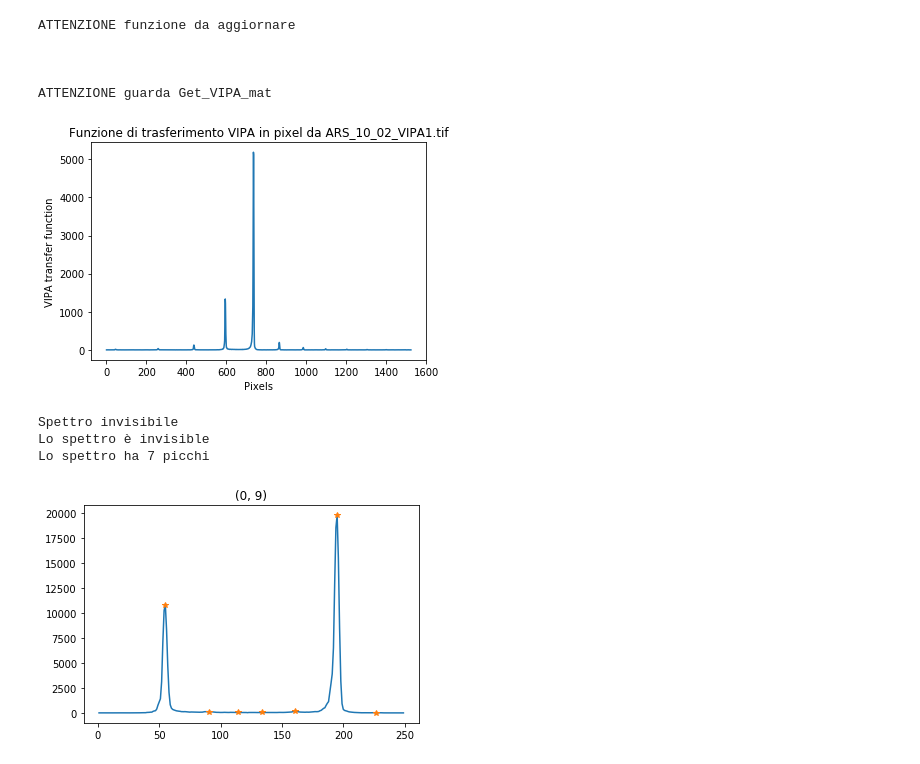
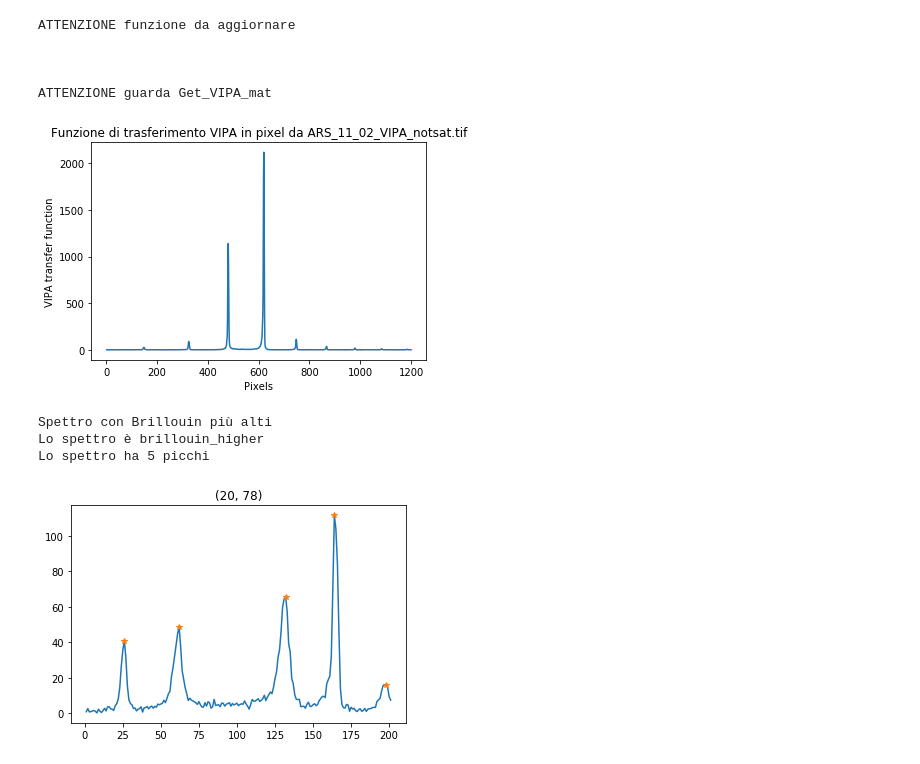
Before and after one commit to flautodipan/Python_Libraries, a Jupyter notebook: Experimentum_single.ipynb, the cells around one changed output. Saved outputs shown, nothing was run; the diff lists cells and outputs as text; code cells hidden in the pictures.

```diff
--- a/Experimentum_single.ipynb
+++ b/Experimentum_single.ipynb
@@ -13,14 +13,17 @@ import  matplotlib.pyplot   as      plt
 
 import  time
 
-now_path        =   '../BRILLOUIN/TDP43/ARS_10_02/'
-spectra_filename    =   'ARS_10_02'
-VIPA_filename       =   'ARS_10_02_VIPA1.tif'
+now_path        =   '../BRILLOUIN/TDP43/ARS_11_02/'
+spectra_filename    =   'ARS_11_02'
+VIPA_filename       =   'ARS_11_02_VIPA_notsat.tif'
 
+super_start         =   time.process_time()
+tempo               =   ()
 
-syg_kwargs          =   {'height': 20, 'distance': 20, 'width': 3.5}
+syg_kwargs          =   {'height': 10, 'distance': 20, 'width': 3.}
 syg_kwargs_VIPA     =   {'distance':100, 'width': 1}
-syg_kwargs_brill    =   {'height': 5, 'distance': 30, 'width': 3.}
+syg_kwargs_brill    =  {'height': 8., 'distance': 20, 'width': 3.}
+VIPA_treshold       =   37
 
 cols        = ('Co', 'Omega', 'Gamma', 'Delta', 'tau', 'delta_width', 'delta_amplitude', 'A', 'mu', 'sigma', 'shift', 'offset')
 cols_mark   = ('Co', 'Omega', 'Gamma', 'delta_width', 'delta_amplitude', 'A', 'mu', 'sigma', 'shift', 'offset')
@@ -28,38 +31,38 @@ cols_real   = ('Co', 'Omega', 'Gamma', 'Delta', 'tau', 'delta_width', 'delta_amp
 cols_gauss  = ( 'A', 'mu', 'sigma')
 # %%
 #0) importo dati e inizializzo oggetti
-i   =   0
-j   =   9
-y    =   Import_from_Matlab(spectra_filename, now_path, var_name = 'y')[i][j]
+i   =   20
+j   =   78
+y    =   Import_from_Matlab(spectra_filename, now_path, var_name = 'y_all')[i][j]
 Data    =   Exp.Spectrum(name = str((i,j)))
 Data.Get_Spectrum(y = np.resize(y, np.max(y.shape)), offset = 183., cut = False, cut_range = (100, 680))
 Data.Get_Spectrum_Peaks(**syg_kwargs)
 Data.Get_VIPA_tif(VIPA_filename, now_path, fig = 'VIPA_img', save_path = now_path)
 
 plt.figure()
 plt.plot(Data.x, Data.y)
 plt.plot(Data.x[Data.peaks[0]], Data.y[Data.peaks[0]], '*')
 plt.title(str((i,j)))
 
 check = Data.Check_Spectrum(saturation_width = 13.5)
 
 if      check == 1  : nature    = 'saturo'
 elif    check == 2  : nature    = 'brillouin_higher'
 elif    check == 3  : nature    = 'invisible'
 else:                 nature    = 'bono'
 print('Lo spettro è '+nature)
 print('Lo spettro ha {} picchi'.format(Data.n_peaks))
 # %% [output]
 ATTENZIONE funzione da aggiornare
 
 
 
 ATTENZIONE guarda Get_VIPA_mat
-[figure, old version]
+[figure, new version]
-Spettro invisibile
-Lo spettro è invisible
-Lo spettro ha 7 picchi
+Spettro con Brillouin più alti
+Lo spettro è brillouin_higher
+Lo spettro ha 5 picchi
-[figure, old version]
+[figure, new version]
 # %%
 #1) Operazioni di modifica Spettro
 
```
Also changed, not shown: parts of 8 cells of this notebook, 2 other files.
